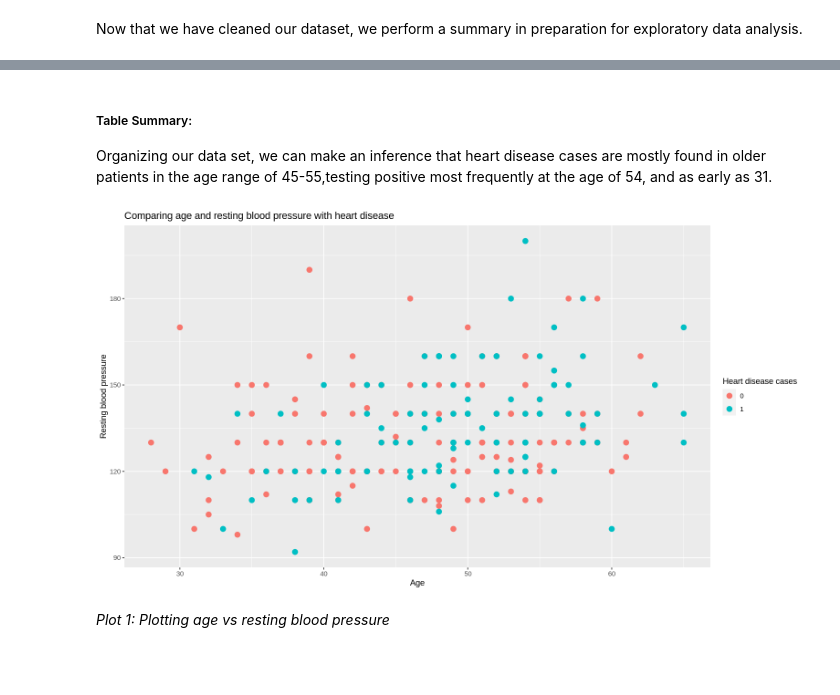
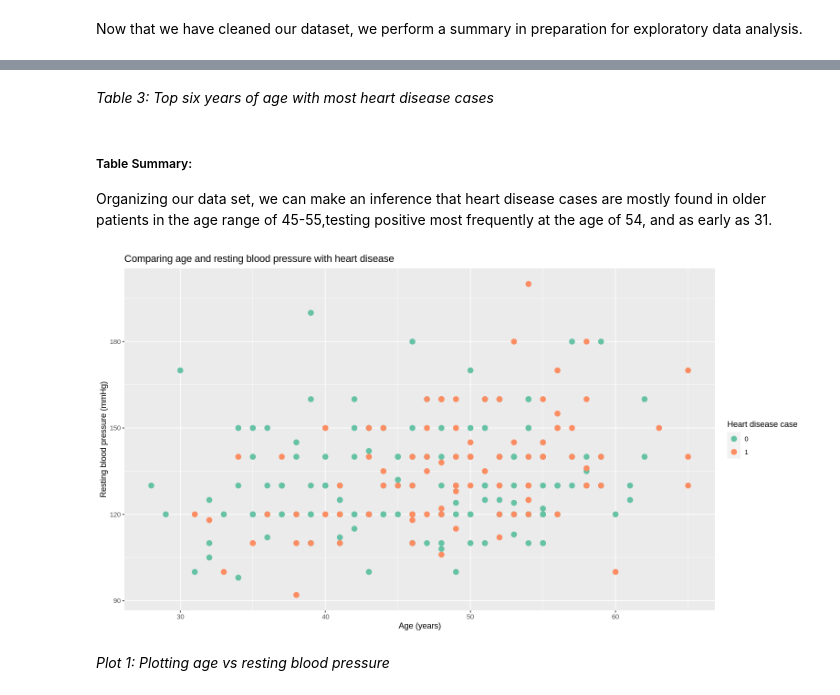
Before and after one commit to jaden-lai/DSCI-100-006-21, a Jupyter notebook: project_final.ipynb, the cells around one changed output, grey strips where cells are left out. Drawn from its saved outputs; the diff is of its cells as text; code cells hidden in the pictures; blank space fills up the shorter version.

Commit message:
updated legend and moved some plots

```diff
--- a/project_final.ipynb
+++ b/project_final.ipynb
@@ -129,19 +112,20 @@ A tibble: 7 × 2
+# %% [markdown]
+*Table 3: Top six years of age with most heart disease cases*
 # %% [markdown]
 ##### Table Summary:
 Organizing our data set, we can make an inference that heart disease cases are mostly found in older patients in the age range of 45-55,testing positive most frequently at the age of 54, and as early as 31.
 # %%
 options(repr.plot.width = 13, repr.plot.height = 7)
 
 heart_disease_plot <- heart_disease_hungarian |>
     ggplot(aes(x = age, y = resting_blood_pressure, color = heart_disease_cases)) +
         geom_point(size = 3) +
-        labs(x = "Age", y = "Resting blood pressure", color = "Heart disease cases", title = "Comparing age and resting blood pressure with heart disease")
+        labs(x = "Age (years)", y = "Resting blood pressure (mmHg)", color = "Heart disease case", title = "Comparing age and resting blood pressure with heart disease") +
+        scale_color_brewer(palette = "Set2")
 
-heart_disease_plot <- heart_disease_plot +
-       scale_fill_brewer(palette = "YlOrRd")
 heart_disease_plot
 # %% [output]
-[figure, old version]
+[figure, new version]
 # %% [markdown]
 *Plot 1: Plotting age vs resting blood pressure*
 # %% [markdown]
```
Also changed, not shown: parts of 12 cells of this notebook.
